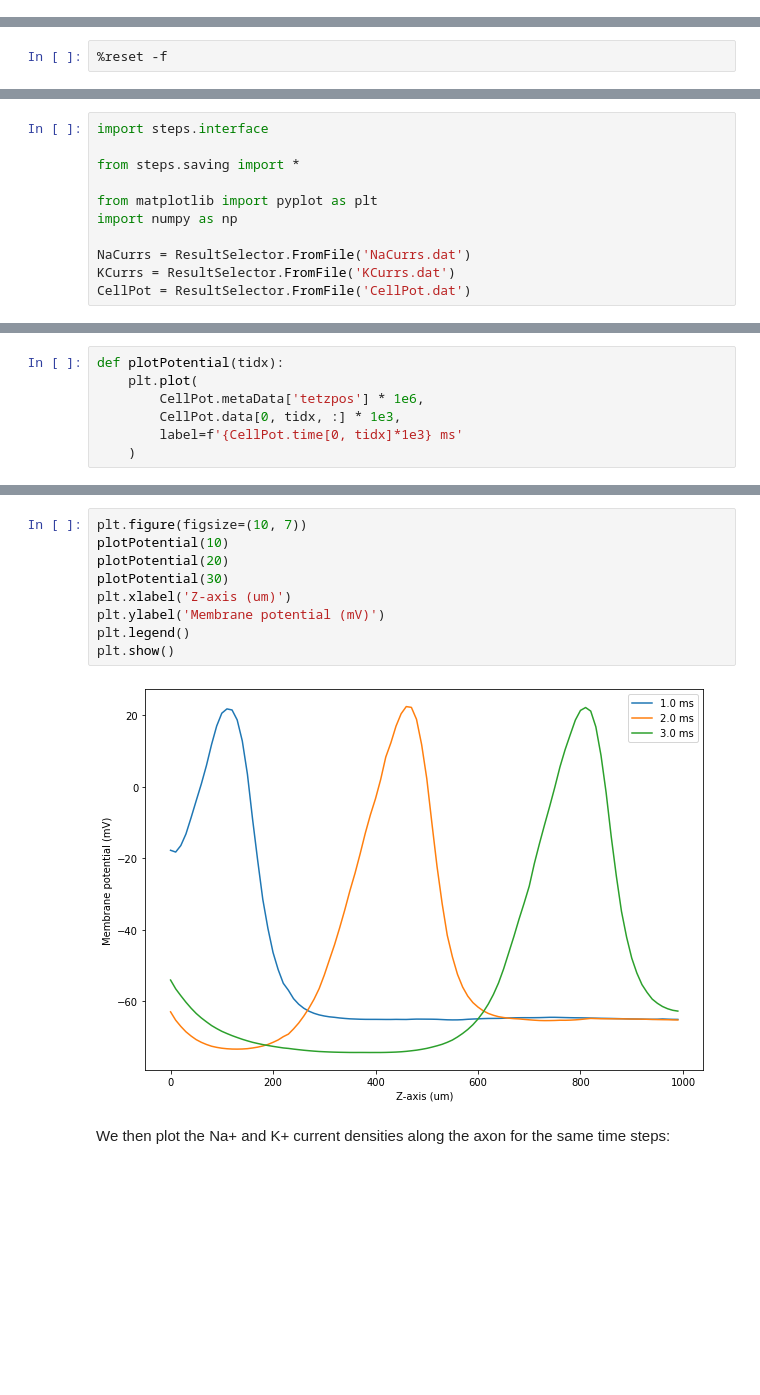
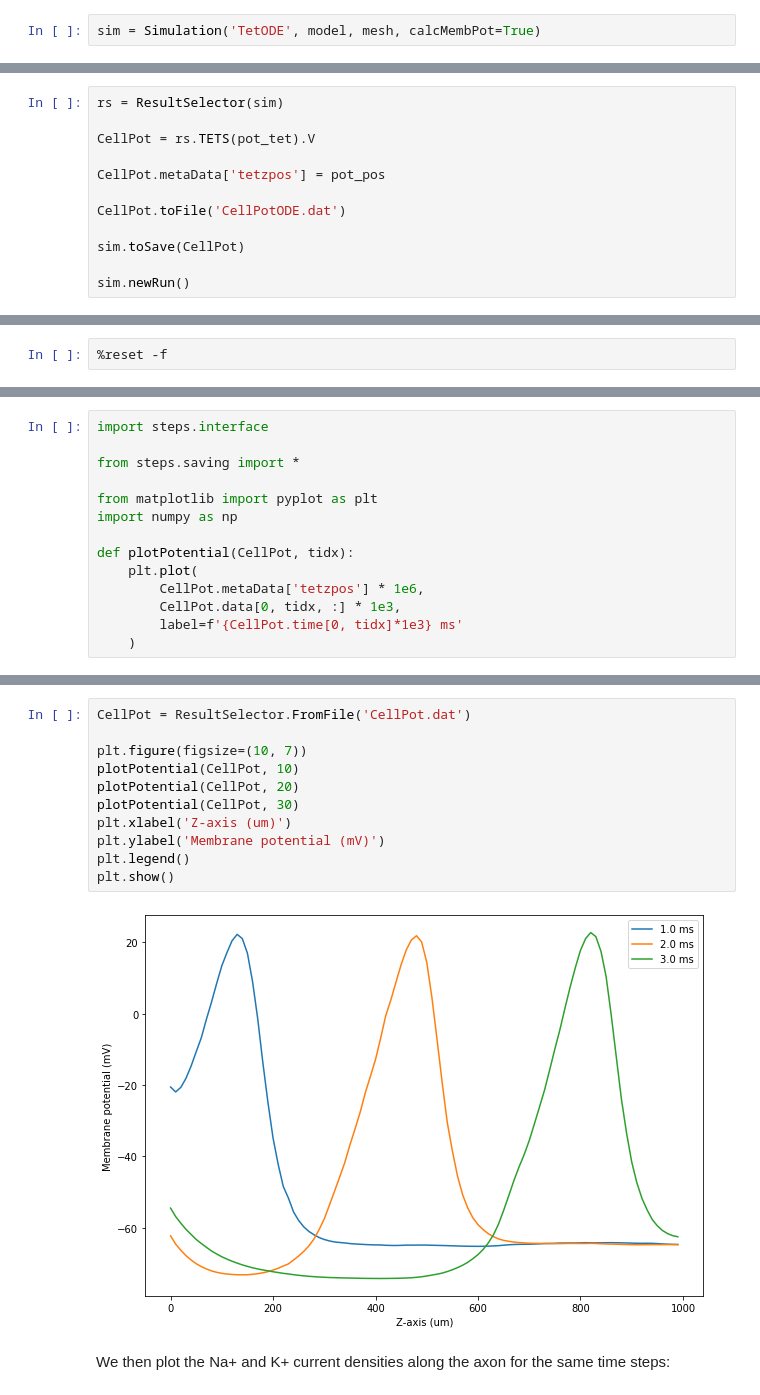
Before and after one commit to CNS-OIST/STEPS_Example, a Jupyter notebook: user_manual/source/API_2/Interface_Tutorial_5_Efield.ipynb, the cells around one changed output, grey strips where cells are left out. Saved outputs shown, nothing was run; the diff lists cells and outputs as text; blank space fills up the shorter version.

Commit message:
Add TetODE simulation to Interface_Tutorial_5_Efield

```diff
--- a/user_manual/source/API_2/Interface_Tutorial_5_Efield.ipynb
+++ b/user_manual/source/API_2/Interface_Tutorial_5_Efield.ipynb
@@ -508,0 +518,2 @@ sim.run(ENDT)
+# %%
+sim = Simulation('TetODE', model, mesh, calcMembPot=True)
@@ -508,0 +525,12 @@ sim.run(ENDT)
+# %%
+rs = ResultSelector(sim)
+
+CellPot = rs.TETS(pot_tet).V
+
+CellPot.metaData['tetzpos'] = pot_pos
+
+CellPot.toFile('CellPotODE.dat')
+
+sim.toSave(CellPot)
+
+sim.newRun()
@@ -522,6 +609,9 @@ from steps.saving import *
 from matplotlib import pyplot as plt
 import numpy as np
 
-NaCurrs = ResultSelector.FromFile('NaCurrs.dat')
-KCurrs = ResultSelector.FromFile('KCurrs.dat')
-CellPot = ResultSelector.FromFile('CellPot.dat')
+def plotPotential(CellPot, tidx):
+    plt.plot(
+        CellPot.metaData['tetzpos'] * 1e6,
+        CellPot.data[0, tidx, :] * 1e3,
+        label=f'{CellPot.time[0, tidx]*1e3} ms'
+    )
@@ -530,8 +618 @@ We then define a function to plot the potential along the axon at a given time i
-# %%
-def plotPotential(tidx):
-    plt.plot(
-        CellPot.metaData['tetzpos'] * 1e6,
-        CellPot.data[0, tidx, :] * 1e3,
-        label=f'{CellPot.time[0, tidx]*1e3} ms'
-    )
 # %% [markdown]
@@ -572,14 +654,16 @@ Finally, we plot the potential along the axon at different time steps:
 # %%
+CellPot = ResultSelector.FromFile('CellPot.dat')
+
 plt.figure(figsize=(10, 7))
-plotPotential(10)
-plotPotential(20)
-plotPotential(30)
+plotPotential(CellPot, 10)
+plotPotential(CellPot, 20)
+plotPotential(CellPot, 30)
 plt.xlabel('Z-axis (um)')
 plt.ylabel('Membrane potential (mV)')
 plt.legend()
 plt.show()
 # %% [output]
-[figure, old version]
+[figure, new version]
 # %% [markdown]
 We then plot the Na+ and K+ current densities along the axon for the same time steps:
 # %%
```
Also changed, not shown: parts of 18 cells of this notebook.
